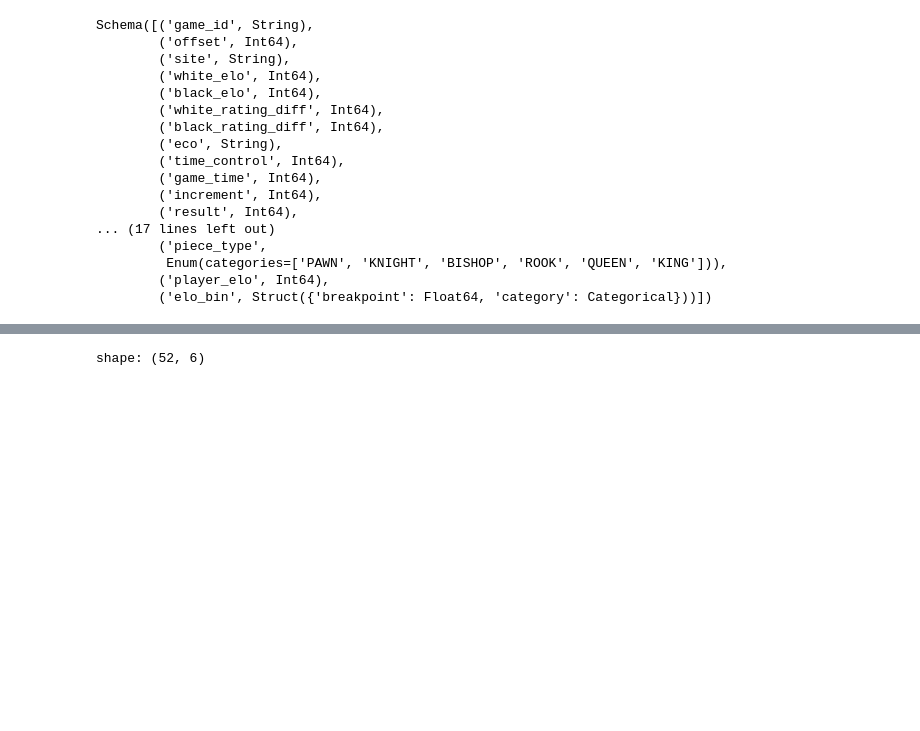
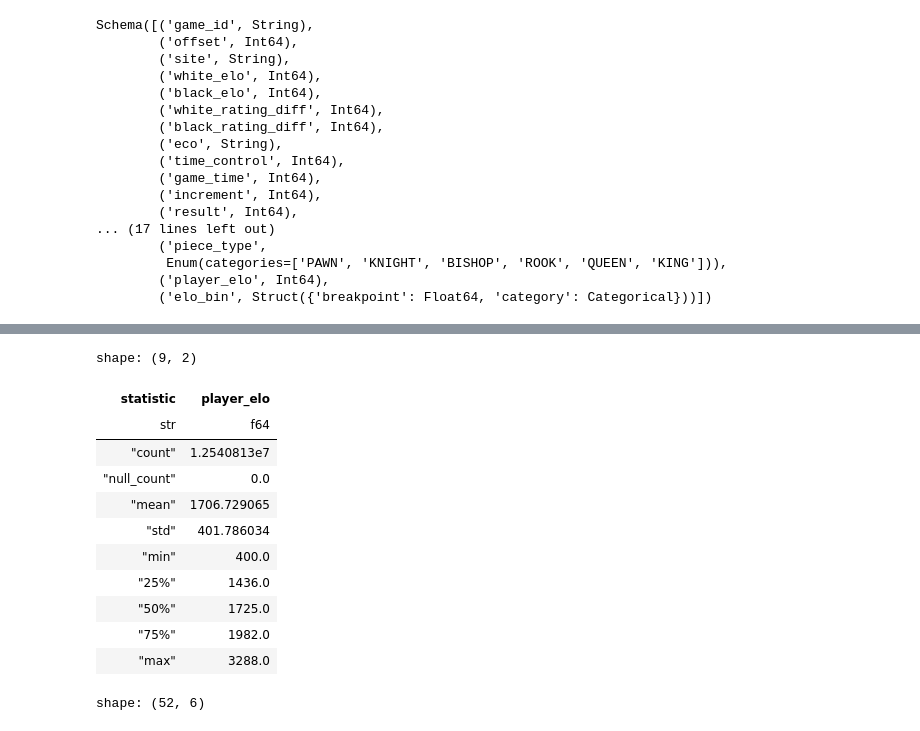
Before and after one commit to vandyG/blunder-analysis, a Jupyter notebook: notebooks/2.0-vg-read-parquet.ipynb, the cells around one changed output, grey strips where cells are left out. Cells and saved outputs as stored; diff of their text form; code cells hidden in the pictures; blank space fills up the shorter version.

```diff
--- a/notebooks/2.0-vg-read-parquet.ipynb
+++ b/notebooks/2.0-vg-read-parquet.ipynb
@@ -156,3 +176,18 @@ Schema([('game_id', String),
+# %%
+games_enriched.select(pl.col("player_elo")).describe()
+# %% [output]
+shape: (9, 2)
+| statistic | player_elo |
+| str | f64 |
+| "count" | 1.2540813e7 |
+| "null_count" | 0.0 |
+| "mean" | 1706.729065 |
+| "std" | 401.786034 |
+| "min" | 400.0 |
+| "25%" | 1436.0 |
+| "50%" | 1725.0 |
+| "75%" | 1982.0 |
+| "max" | 3288.0 |
 # %%
 # Count moves per judgement
 counts = games_enriched.group_by(
```
Also changed, not shown: parts of 5 cells of this notebook, 2 other files.
